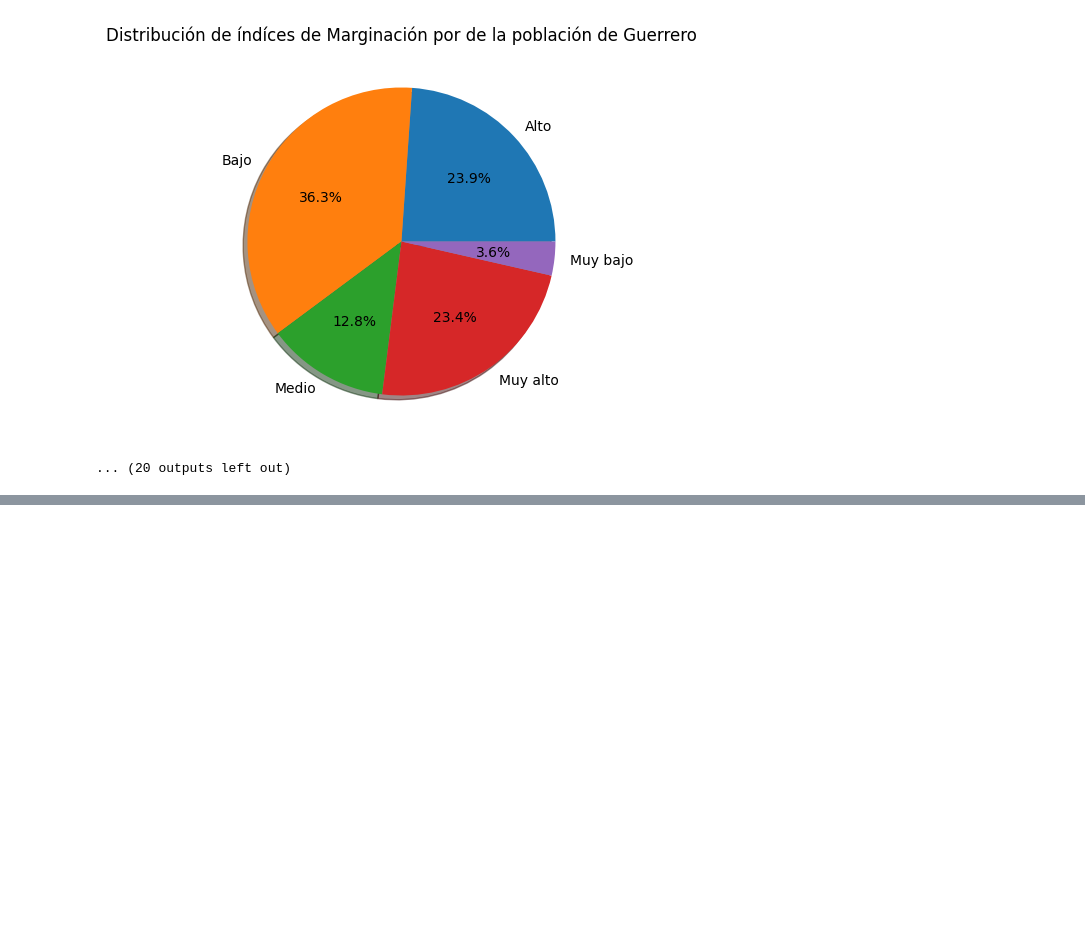
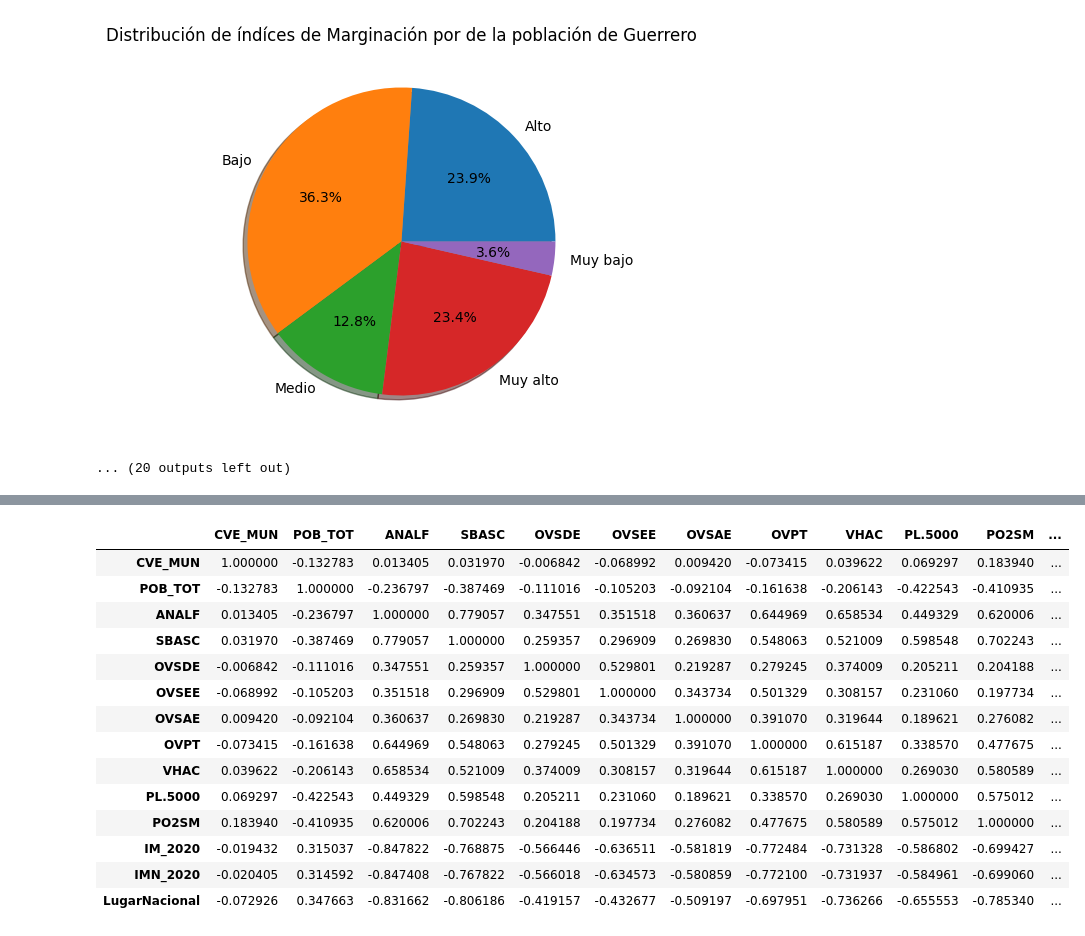
Before and after one commit to CuteLoop/MCD-Propedeutico, a Jupyter notebook: Programación/Tarea_indice/IndiceDeMarginalización.ipynb, the cells around one changed output, grey strips where cells are left out. Drawn from its saved outputs; the diff is of its cells as text; code cells hidden in the pictures; blank space fills up the shorter version.

```diff
--- a/Programación/Tarea_indice/IndiceDeMarginalización.ipynb
+++ b/Programación/Tarea_indice/IndiceDeMarginalización.ipynb
@@ -391,0 +397,22 @@ for estado in estados:
+# %%
+
+import math
+
+corr_matrix = df.corr()
+corr_matrix
+# %% [output]
+|  | CVE_MUN | POB_TOT | ANALF | SBASC | OVSDE | OVSEE | OVSAE | OVPT | VHAC | PL.5000 | PO2SM | ... |
+| CVE_MUN | 1.000000 | -0.132783 | 0.013405 | 0.031970 | -0.006842 | -0.068992 | 0.009420 | -0.073415 | 0.039622 | 0.069297 | 0.183940 | ... |
+| POB_TOT | -0.132783 | 1.000000 | -0.236797 | -0.387469 | -0.111016 | -0.105203 | -0.092104 | -0.161638 | -0.206143 | -0.422543 | -0.410935 | ... |
+| ANALF | 0.013405 | -0.236797 | 1.000000 | 0.779057 | 0.347551 | 0.351518 | 0.360637 | 0.644969 | 0.658534 | 0.449329 | 0.620006 | ... |
+| SBASC | 0.031970 | -0.387469 | 0.779057 | 1.000000 | 0.259357 | 0.296909 | 0.269830 | 0.548063 | 0.521009 | 0.598548 | 0.702243 | ... |
+| OVSDE | -0.006842 | -0.111016 | 0.347551 | 0.259357 | 1.000000 | 0.529801 | 0.219287 | 0.279245 | 0.374009 | 0.205211 | 0.204188 | ... |
+| OVSEE | -0.068992 | -0.105203 | 0.351518 | 0.296909 | 0.529801 | 1.000000 | 0.343734 | 0.501329 | 0.308157 | 0.231060 | 0.197734 | ... |
+| OVSAE | 0.009420 | -0.092104 | 0.360637 | 0.269830 | 0.219287 | 0.343734 | 1.000000 | 0.391070 | 0.319644 | 0.189621 | 0.276082 | ... |
+| OVPT | -0.073415 | -0.161638 | 0.644969 | 0.548063 | 0.279245 | 0.501329 | 0.391070 | 1.000000 | 0.615187 | 0.338570 | 0.477675 | ... |
+| VHAC | 0.039622 | -0.206143 | 0.658534 | 0.521009 | 0.374009 | 0.308157 | 0.319644 | 0.615187 | 1.000000 | 0.269030 | 0.580589 | ... |
+| PL.5000 | 0.069297 | -0.422543 | 0.449329 | 0.598548 | 0.205211 | 0.231060 | 0.189621 | 0.338570 | 0.269030 | 1.000000 | 0.575012 | ... |
+| PO2SM | 0.183940 | -0.410935 | 0.620006 | 0.702243 | 0.204188 | 0.197734 | 0.276082 | 0.477675 | 0.580589 | 0.575012 | 1.000000 | ... |
+| IM_2020 | -0.019432 | 0.315037 | -0.847822 | -0.768875 | -0.566446 | -0.636511 | -0.581819 | -0.772484 | -0.731328 | -0.586802 | -0.699427 | ... |
+| IMN_2020 | -0.020405 | 0.314592 | -0.847408 | -0.767822 | -0.566018 | -0.634573 | -0.580859 | -0.772100 | -0.731937 | -0.584961 | -0.699060 | ... |
+| LugarNacional | -0.072926 | 0.347663 | -0.831662 | -0.806186 | -0.419157 | -0.432677 | -0.509197 | -0.697951 | -0.736266 | -0.655553 | -0.785340 | ... |
```
Also changed, not shown: parts of 7 cells of this notebook.
